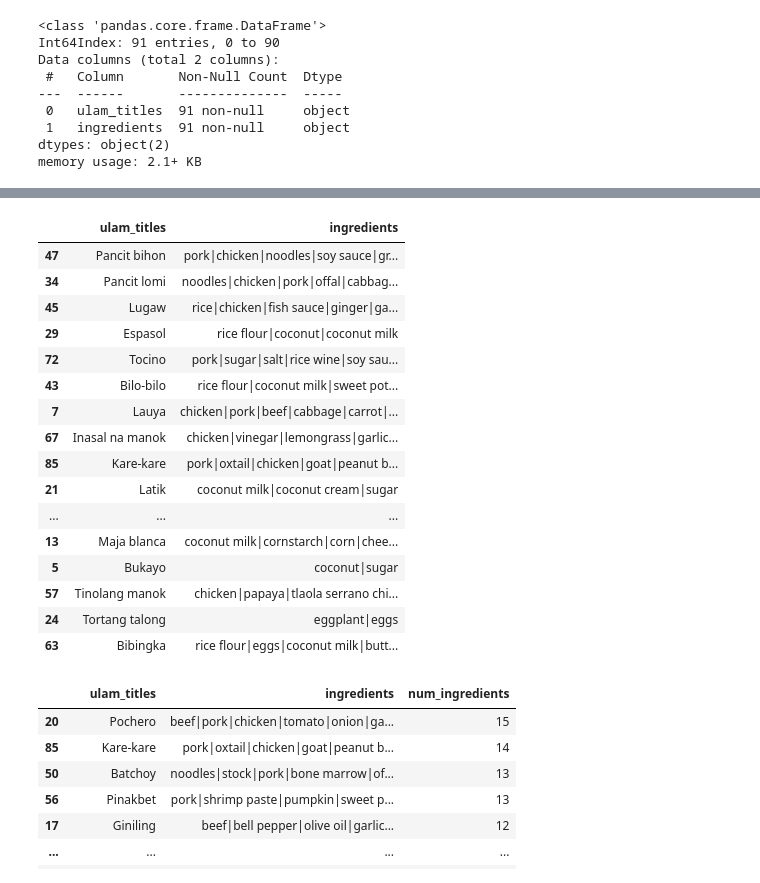
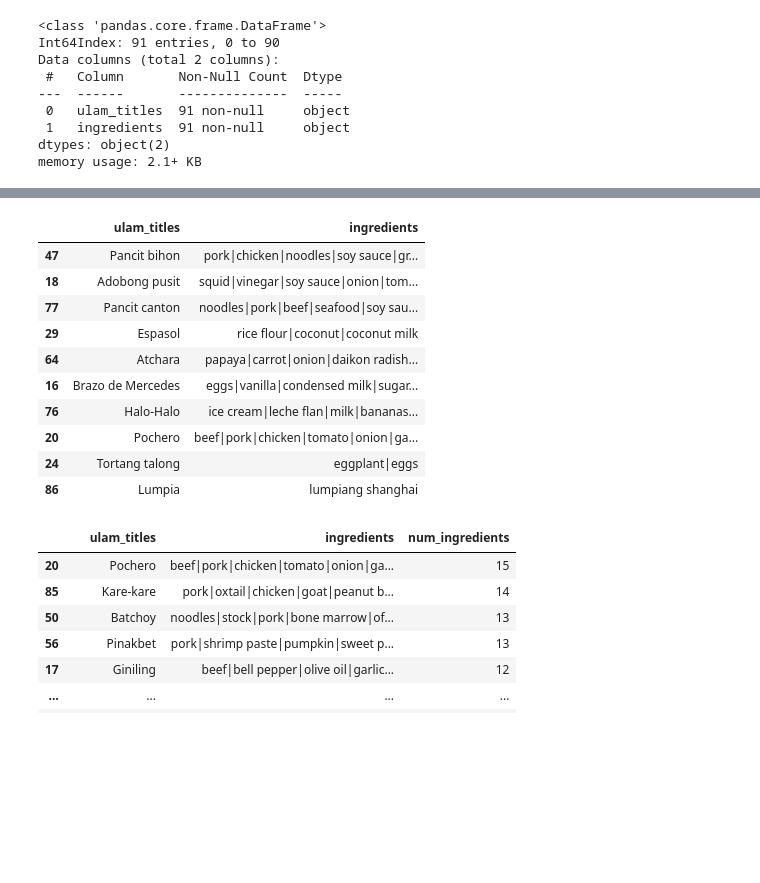
Before and after one commit to fvea/recipe-recommender-system, a Jupyter notebook: ulam_recommendation_system_eda_modeling.ipynb, the cells around one changed output, grey strips where cells are left out. Drawn from its saved outputs; the diff is of its cells as text; code cells hidden in the pictures; blank space fills up the shorter version.

```diff
--- a/ulam_recommendation_system_eda_modeling.ipynb
+++ b/ulam_recommendation_system_eda_modeling.ipynb
@@ -64,25 +64,19 @@ def remove_or_slash_n(ingredients):
 ulam_df['ingredients'] = ulam_df['ingredients'].apply(remove_or_slash_n)
 # %%
 # check few random sample
-ulam_df.sample(30)
+ulam_df.sample(10)
 # %% [output]
 |  | ulam_titles | ingredients |
 | 47 | Pancit bihon | pork|chicken|noodles|soy sauce|gr... |
-| 34 | Pancit lomi | noodles|chicken|pork|offal|cabbag... |
-| 45 | Lugaw | rice|chicken|fish sauce|ginger|ga... |
+| 18 | Adobong pusit | squid|vinegar|soy sauce|onion|tom... |
+| 77 | Pancit canton | noodles|pork|beef|seafood|soy sau... |
 | 29 | Espasol | rice flour|coconut|coconut milk |
-| 72 | Tocino | pork|sugar|salt|rice wine|soy sau... |
-| 43 | Bilo-bilo | rice flour|coconut milk|sweet pot... |
-| 7 | Lauya | chicken|pork|beef|cabbage|carrot|... |
-| 67 | Inasal na manok | chicken|vinegar|lemongrass|garlic... |
-| 85 | Kare-kare | pork|oxtail|chicken|goat|peanut b... |
-| 21 | Latik | coconut milk|coconut cream|sugar |
-| ... | ... | ... |
-| 13 | Maja blanca | coconut milk|cornstarch|corn|chee... |
-| 5 | Bukayo | coconut|sugar |
-| 57 | Tinolang manok | chicken|papaya|tlaola serrano chi... |
+| 64 | Atchara | papaya|carrot|onion|daikon radish... |
+| 16 | Brazo de Mercedes | eggs|vanilla|condensed milk|sugar... |
+| 76 | Halo-Halo | ice cream|leche flan|milk|bananas... |
+| 20 | Pochero | beef|pork|chicken|tomato|onion|ga... |
 | 24 | Tortang talong | eggplant|eggs |
-| 63 | Bibingka | rice flour|eggs|coconut milk|butt... |
+| 86 | Lumpia | lumpiang shanghai |
 # %%
 # compute total ingredients per dish (ulam)
 ulam_df['num_ingredients'] = ulam_df['ingredients'].apply(lambda ing: len(ing.split('|')))
```
Also changed, not shown: parts of 37 cells of this notebook.
